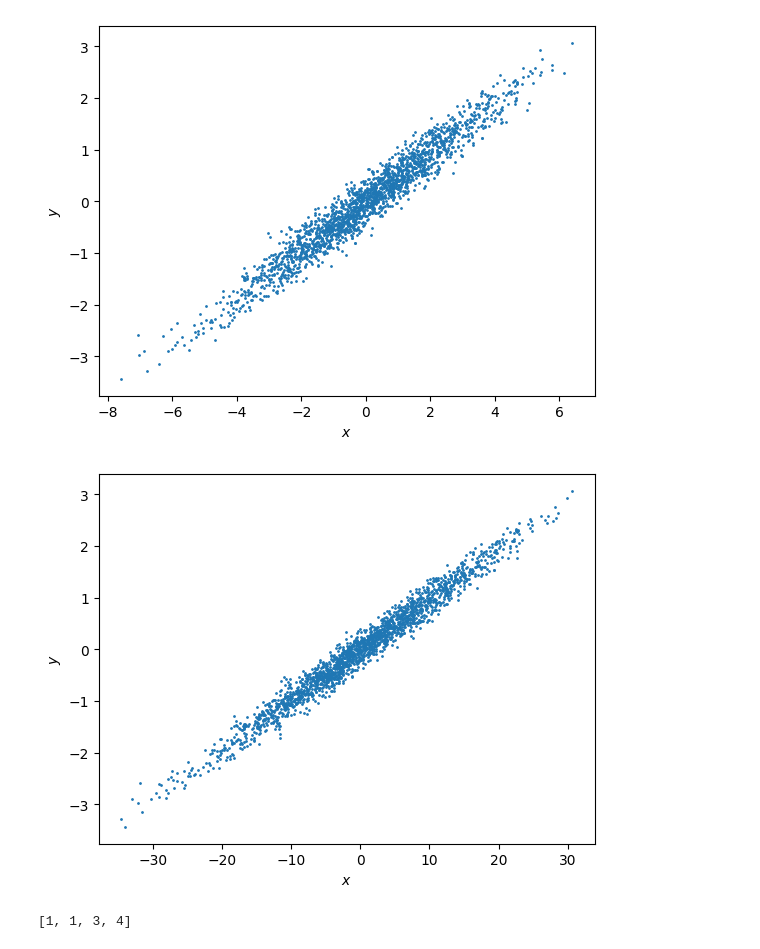
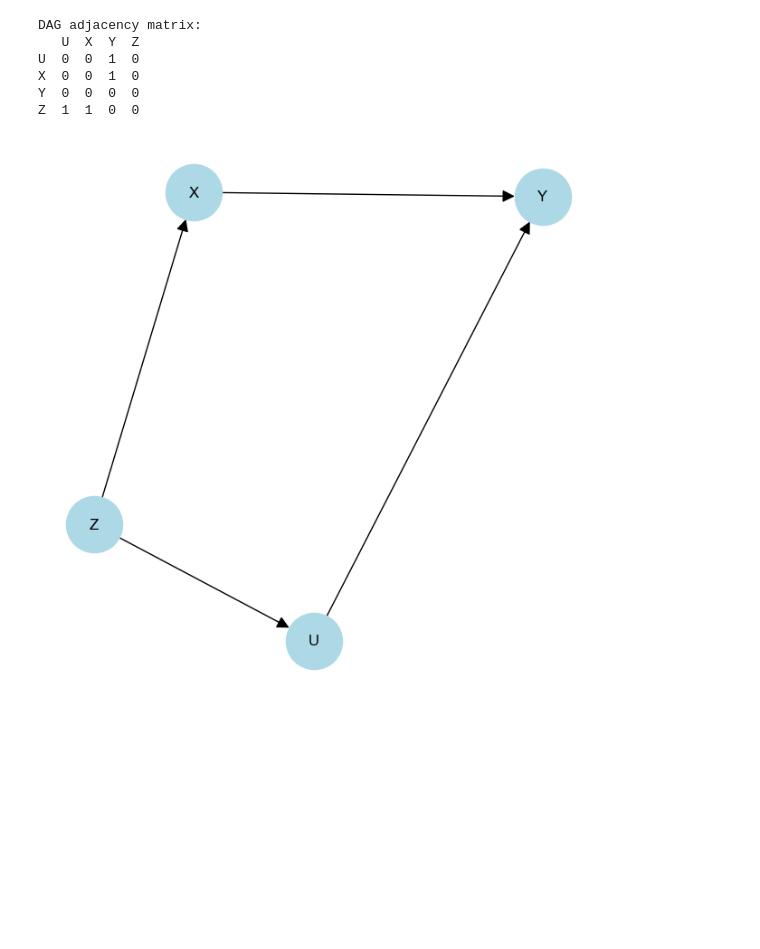
Before and after one commit to vadim-vic/Causal-Inference, a Jupyter notebook: code_sandbox/sandbox_notebook.ipynb, the cells around one changed output. Saved outputs shown, nothing was run; the diff lists cells and outputs as text; code cells hidden in the pictures; blank space fills up the shorter version.

```diff
--- a/code_sandbox/sandbox_notebook.ipynb
+++ b/code_sandbox/sandbox_notebook.ipynb
@@ -1,31 +0,0 @@
-# %%
-import numpy as np
-from IPython.core.display import Latex
-from sklearn.linear_model import LinearRegression
-import matplotlib.pyplot as plt
-# ---------------------------
-# 1. Generate synthetic data
-# ---------------------------
-
-
- # true causal effect of X = 3
-
-plt.figure()
-plt.plot(X,Z, marker="o", linestyle="", markersize=1)
-plt.xlabel("$x$")
-plt.ylabel("$y$")
-plt.show()
-# %% [output]
-[figure, removed]
-# %%
-plt.figure()
-plt.plot(Y, Z, marker="o", linestyle="", markersize=1)
-plt.xlabel("$x$")
-plt.ylabel("$y$")
-plt.show()
-# %% [output]
-[figure, removed]
-# %%
-print([1,1] + [3,4])
-# %% [output]
-[1, 1, 3, 4]
@@ -31,0 +8,46 @@ print([1,1] + [3,4])
+# %%
+# Sample size
+
+var_names = ['U', 'X', 'Y', 'Z']
+adj_matrix = np.array([
+    [0, 0, 1, 0],  # U → Y
+    [0, 0, 1, 0],  # X → Y
+    [0, 0, 0, 0],  # Y
+    [1, 1, 0, 0]   # Z → U and Z → X
+])
+
+sample_size = 100
+for row in adj_matrix:
+    x = np.random.normal(0, 1, sample_size)
+    # x  = np.random.uniform(size=sample_size) # as in the LinGAM paper
+    for col in row:
+        x = x + col * np.random.normal(0, 1, sample_size)
+
+
+
+# SCM: latent ability/confounder
+n = 100
+U = np.random.normal(0, 1, n)
+# Observed proxy for U (backdoor)
+Z = U + np.random.normal(0, 0.1, n)
+# Study hours X depends on confounder Z
+X = 2 + 1.5 * Z + np.random.normal(0, 0.5, n)
+# Exam score Y depends on X and U (true causal effect)
+Y = 50 + 5*X + 3*U + np.random.normal(0, 2, n)
+
+# Combine into a DataFrame
+data_generated = pd.DataFrame({'U':U,'X': X, 'Y': Y, 'Z': Z})
+data_generated.head()
+
+adj_matrix_df = pd.DataFrame(adj_matrix, index=var_names, columns=var_names)
+print("DAG adjacency matrix:")
+print(adj_matrix_df)
+plot_dag(adj_matrix_df, 'test.png')
+# %% [output]
+DAG adjacency matrix:
+   U  X  Y  Z
+U  0  0  1  0
+X  0  0  1  0
+Y  0  0  0  0
+Z  1  1  0  0
+[figure, added]
```
Also changed, not shown: parts of 6 cells of this notebook, 5 other files.
